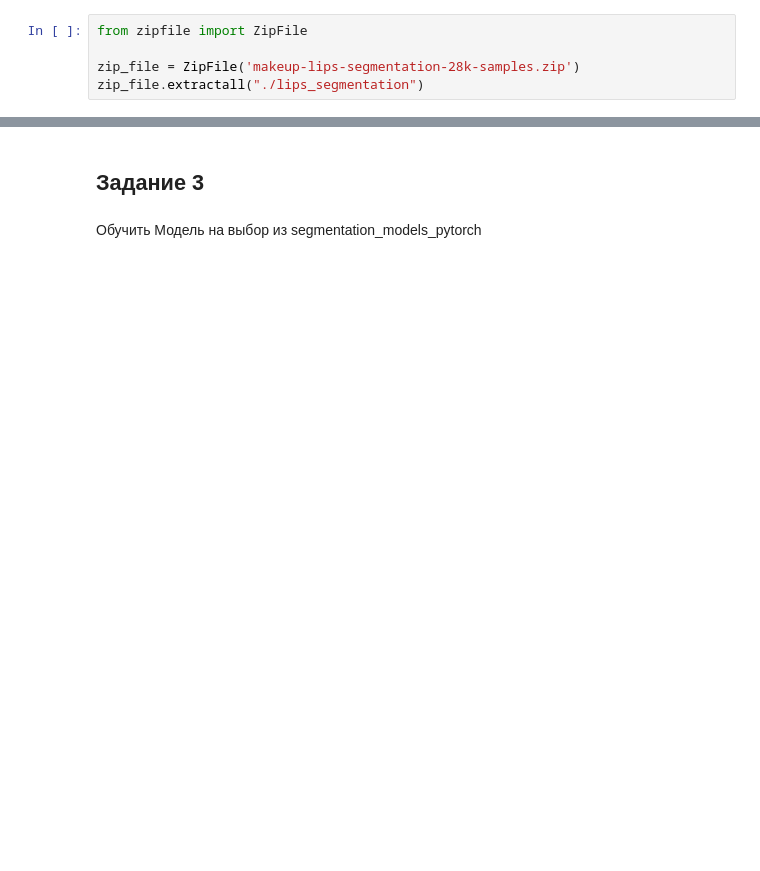
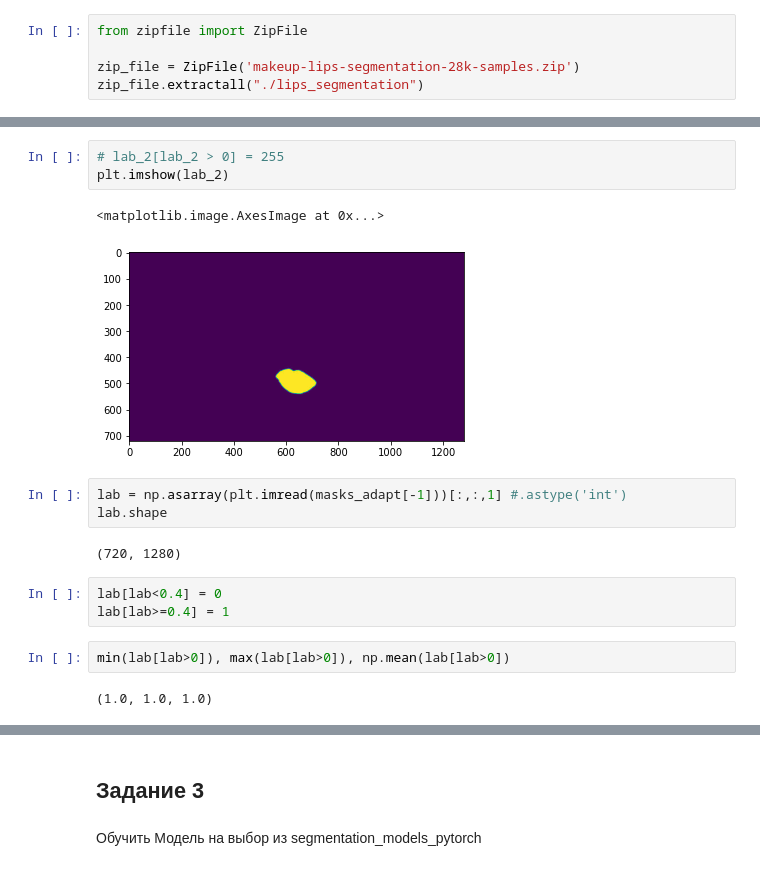
Before and after one commit to VitalyGladyshev/gb_pytorch, a Jupyter notebook: HW_04_Pytorch.ipynb, the cells around one changed output, grey strips where cells are left out. Drawn from its saved outputs; the diff is of its cells as text; blank space fills up the shorter version.

```diff
--- a/HW_04_Pytorch.ipynb
+++ b/HW_04_Pytorch.ipynb
@@ -381,0 +557,18 @@ zip_file.extractall("./lips_segmentation")
+# %%
+# lab_2[lab_2 > 0] = 255
+plt.imshow(lab_2)
+# %% [output]
+<matplotlib.image.AxesImage at 0x...>
+[figure, added]
+# %%
+lab = np.asarray(plt.imread(masks_adapt[-1]))[:,:,1] #.astype('int')
+lab.shape
+# %% [output]
+(720, 1280)
+# %%
+lab[lab<0.4] = 0
+lab[lab>=0.4] = 1
+# %%
+min(lab[lab>0]), max(lab[lab>0]), np.mean(lab[lab>0])
+# %% [output]
+(1.0, 1.0, 1.0)
```
Also changed, not shown: parts of 36 cells of this notebook.
